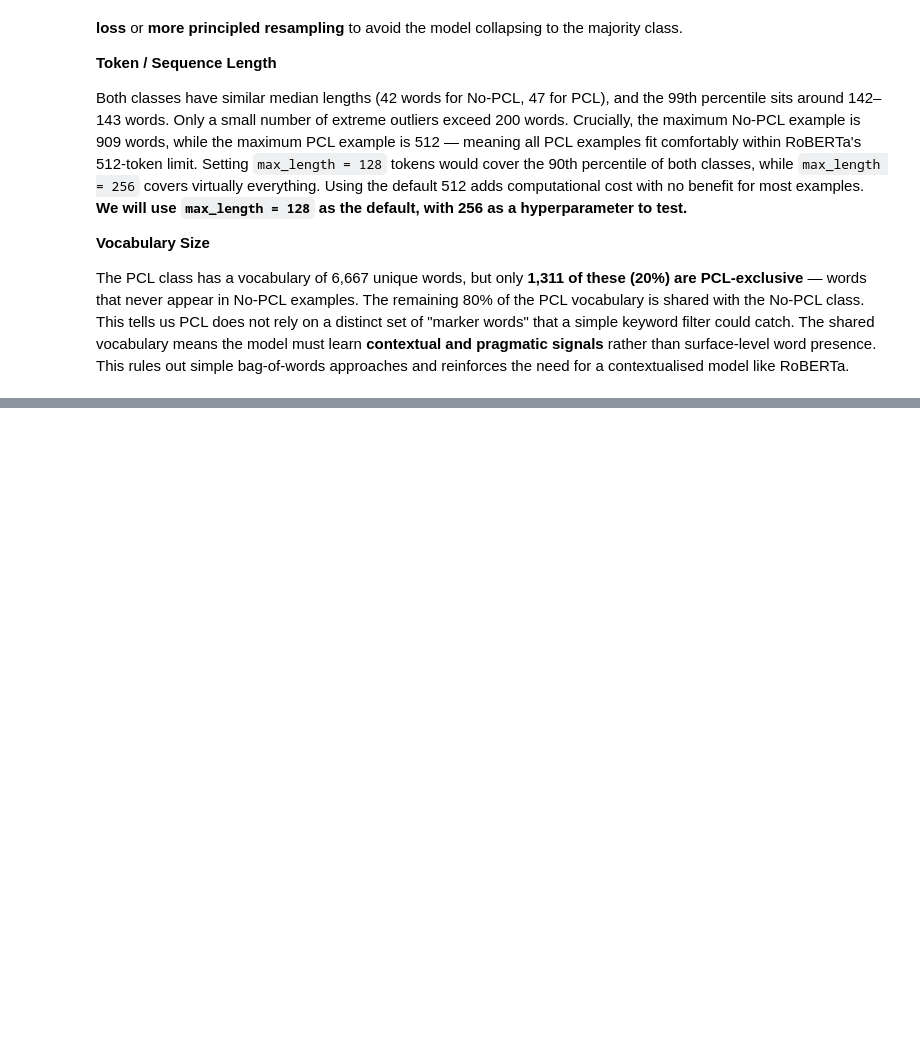
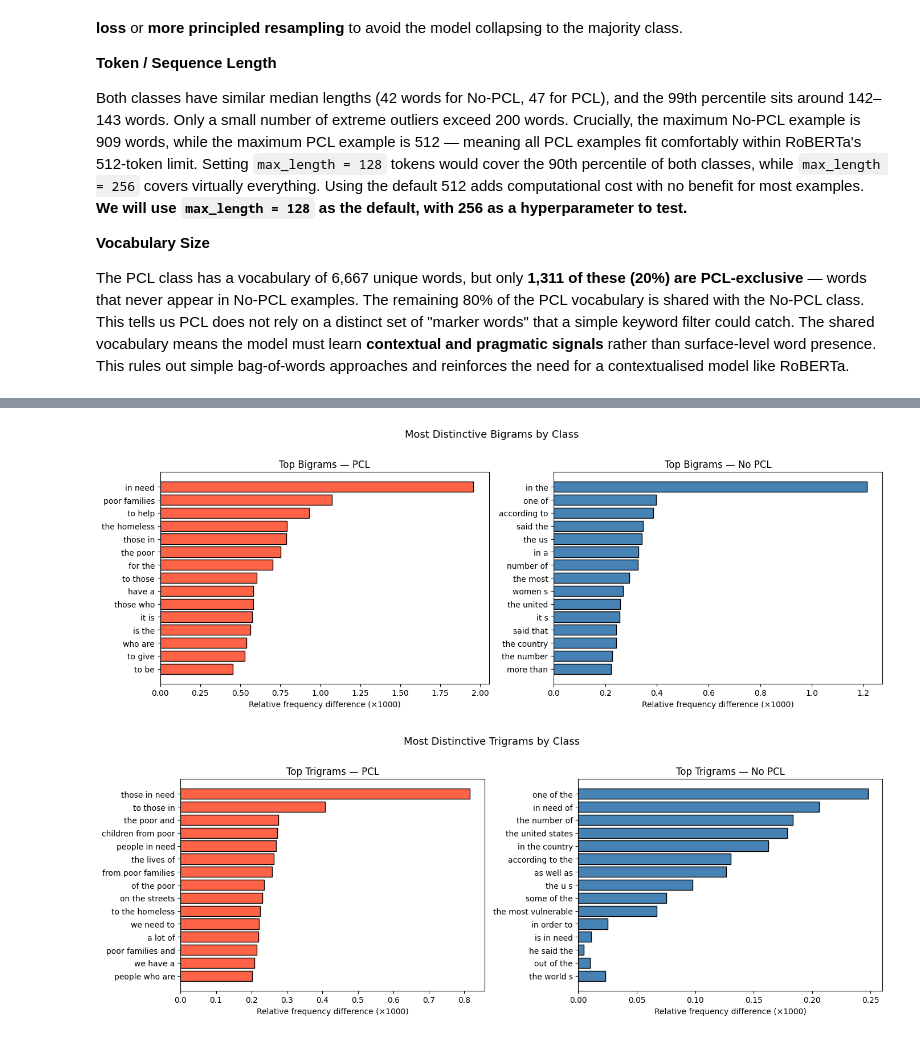
Before and after one commit to darius024/pcl-classifier, a Jupyter notebook: notebooks/eda.ipynb, the cells around one changed output, grey strips where cells are left out. Cells and saved outputs as stored; diff of their text form; code cells hidden in the pictures; blank space fills up the shorter version.

```diff
--- a/notebooks/eda.ipynb
+++ b/notebooks/eda.ipynb
@@ -246,0 +264,45 @@ The PCL class has a vocabulary of 6,667 unique words, but only **1,311 of these
+# %%
+from nltk.util import ngrams as nltk_ngrams
+
+def get_ngrams(texts, n):
+    tokens_list = [re.findall(r"\b[a-z']+\b", t.lower()) for t in texts]
+    all_ngrams = [ng for tokens in tokens_list for ng in nltk_ngrams(tokens, n)]
+    return Counter(all_ngrams)
+
+pcl_texts  = train_df.loc[train_df.label == 1, "text"].tolist()
+npcl_texts = train_df.loc[train_df.label == 0, "text"].tolist()
+
+for n, label in [(2, "Bigrams"), (3, "Trigrams")]:
+    pcl_ng  = get_ngrams(pcl_texts, n)
+    npcl_ng = get_ngrams(npcl_texts, n)
+
+    # Score each n-gram by how much more common it is in PCL vs No-PCL (normalised)
+    pcl_total  = sum(pcl_ng.values())
+    npcl_total = sum(npcl_ng.values())
+    all_ng = set(pcl_ng) | set(npcl_ng)
+    scores = {
+        ng: (pcl_ng[ng] / pcl_total) - (npcl_ng[ng] / npcl_total)
+        for ng in all_ng if pcl_ng[ng] >= 5
+    }
+
+    top_pcl  = sorted(scores, key=scores.get, reverse=True)[:15]
+    top_npcl = sorted(scores, key=scores.get)[:15]
+
+    fig, axes = plt.subplots(1, 2, figsize=(14, 5))
+    for ax, items, colour, title in [
+        (axes[0], top_pcl,  "tomato",    f"Top {label} — PCL"),
+        (axes[1], top_npcl, "steelblue", f"Top {label} — No PCL"),
+    ]:
+        phrases = [" ".join(ng) for ng in items]
+        vals    = [abs(scores[ng]) * 1000 for ng in items]
+        ax.barh(phrases[::-1], vals[::-1], color=colour, edgecolor="black")
+        ax.set_title(title)
+        ax.set_xlabel("Relative frequency difference (×1000)")
+
+    plt.suptitle(f"Most Distinctive {label} by Class", fontsize=13, y=1.01)
+    plt.tight_layout()
+    plt.savefig(f"{FIGURES_DIR_2}/distinctive_{label.lower()}.png", dpi=150, bbox_inches="tight")
+    plt.show()
+# %% [output]
+[figure, added]
+[figure, added]
```
Also changed, not shown: parts of 5 cells of this notebook, 4 other files.
